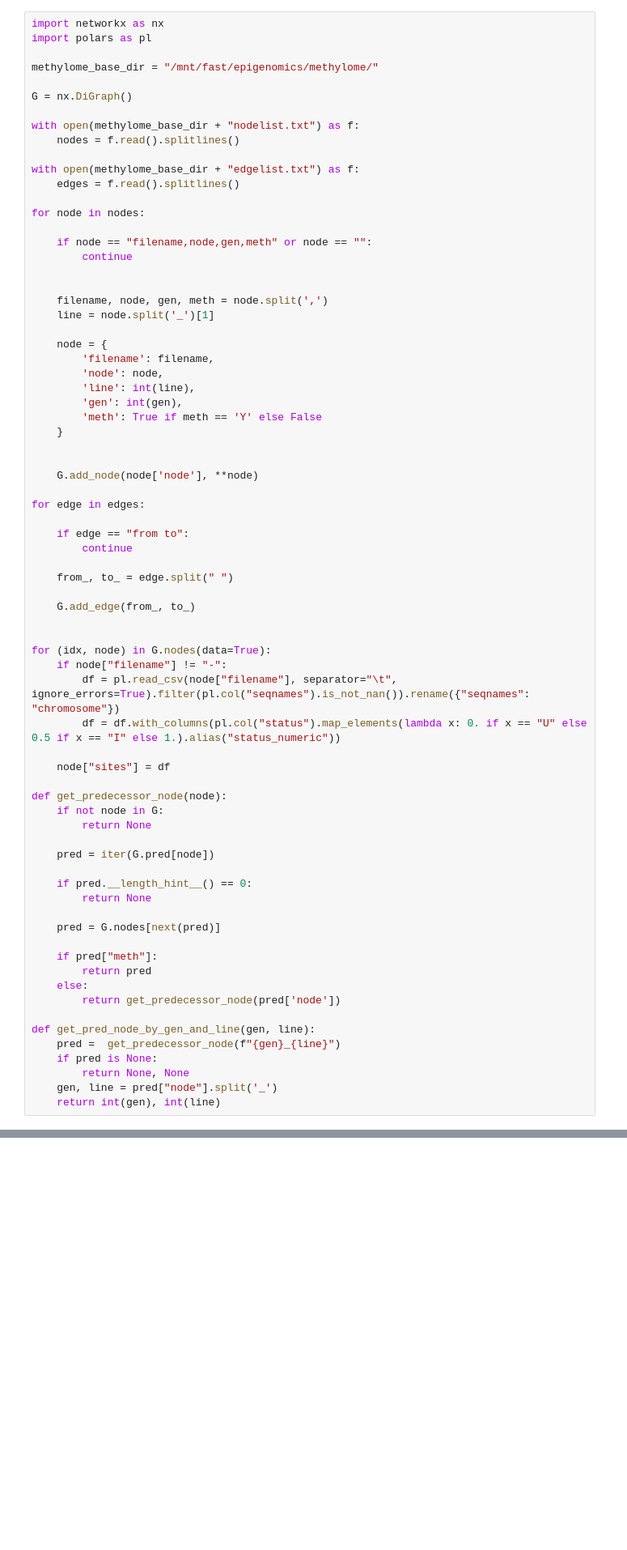
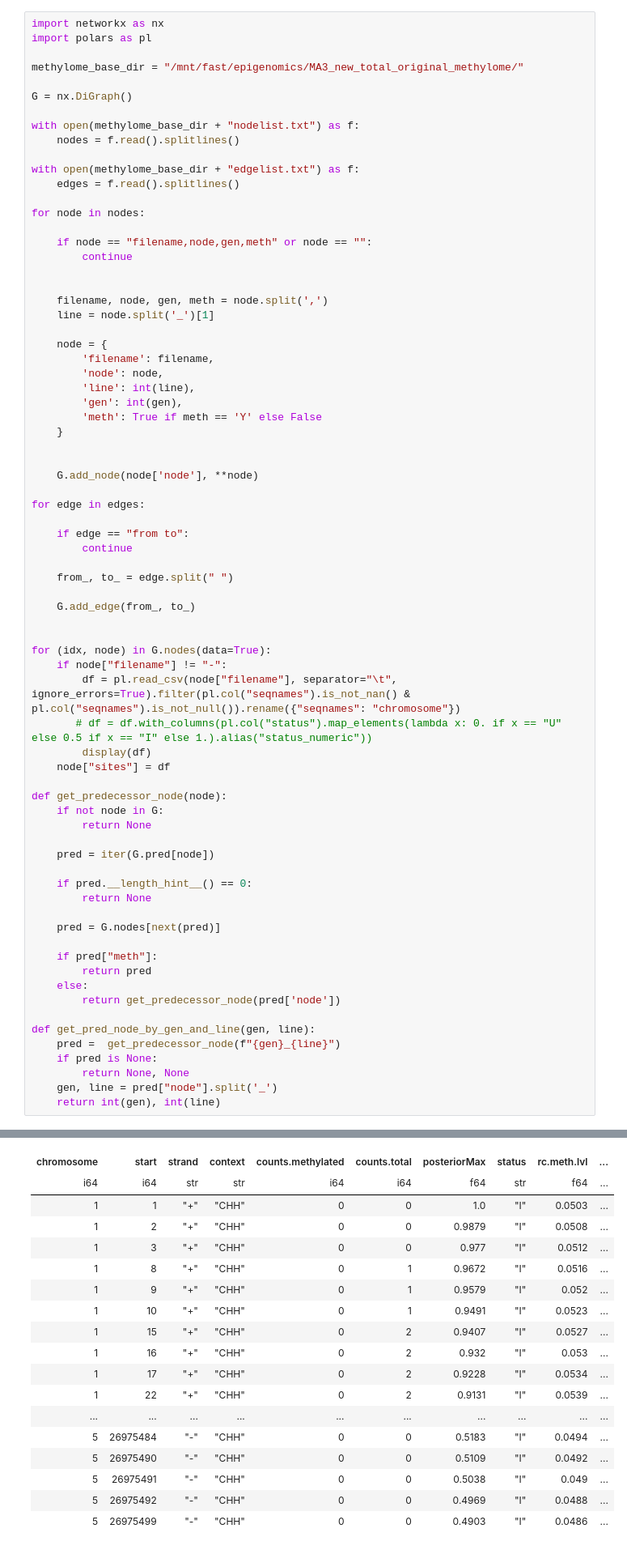
Before and after one commit to constantingoeldel/epimutation_model, a Jupyter notebook: alphabeta_model.ipynb, the cells around one changed output, grey strips where cells are left out. Shown at 81% size. Saved outputs shown, nothing was run; the diff lists cells and outputs as text; blank space fills up the shorter version.

```diff
--- a/alphabeta_model.ipynb
+++ b/alphabeta_model.ipynb
@@ -51,7 +51,7 @@ encode_bases = lambda bases: [encode_dict[base] for base in bases]
 import networkx as nx
 import polars as pl
 
-methylome_base_dir = "/mnt/fast/epigenomics/methylome/"
+methylome_base_dir = "/mnt/fast/epigenomics/MA3_new_total_original_methylome/"
 
 G = nx.DiGraph()
 
@@ -93,9 +93,9 @@ for edge in edges:
 
 for (idx, node) in G.nodes(data=True):
     if node["filename"] != "-":
-        df = pl.read_csv(node["filename"], separator="\t", ignore_errors=True).filter(pl.col("seqnames").is_not_nan()).rename({"seqnames": "chromosome"})
-        df = df.with_columns(pl.col("status").map_elements(lambda x: 0. if x == "U" else 0.5 if x == "I" else 1.).alias("status_numeric"))
-
+        df = pl.read_csv(node["filename"], separator="\t", ignore_errors=True).filter(pl.col("seqnames").is_not_nan() & pl.col("seqnames").is_not_null()).rename({"seqnames": "chromosome"})
+       # df = df.with_columns(pl.col("status").map_elements(lambda x: 0. if x == "U" else 0.5 if x == "I" else 1.).alias("status_numeric"))
+        display(df)
     node["sites"] = df
 
 def get_predecessor_node(node):
@@ -120,3 +120,4 @@ def get_pred_node_by_gen_and_line(gen, line):
         return None, None
     gen, line = pred["node"].split('_')
     return int(gen), int(line)
+# %% [output]
@@ -122,0 +125,18 @@ def get_pred_node_by_gen_and_line(gen, line):
+| chromosome | start | strand | context | counts.methylated | counts.total | posteriorMax | status | rc.meth.lvl | ... |
+| i64 | i64 | str | str | i64 | i64 | f64 | str | f64 | ... |
+| 1 | 1 | "+" | "CHH" | 0 | 0 | 1.0 | "I" | 0.0503 | ... |
+| 1 | 2 | "+" | "CHH" | 0 | 0 | 0.9879 | "I" | 0.0508 | ... |
+| 1 | 3 | "+" | "CHH" | 0 | 0 | 0.977 | "I" | 0.0512 | ... |
+| 1 | 8 | "+" | "CHH" | 0 | 1 | 0.9672 | "I" | 0.0516 | ... |
+| 1 | 9 | "+" | "CHH" | 0 | 1 | 0.9579 | "I" | 0.052 | ... |
+| 1 | 10 | "+" | "CHH" | 0 | 1 | 0.9491 | "I" | 0.0523 | ... |
+| 1 | 15 | "+" | "CHH" | 0 | 2 | 0.9407 | "I" | 0.0527 | ... |
+| 1 | 16 | "+" | "CHH" | 0 | 2 | 0.932 | "I" | 0.053 | ... |
+| 1 | 17 | "+" | "CHH" | 0 | 2 | 0.9228 | "I" | 0.0534 | ... |
+| 1 | 22 | "+" | "CHH" | 0 | 2 | 0.9131 | "I" | 0.0539 | ... |
+| ... | ... | ... | ... | ... | ... | ... | ... | ... | ... |
+| 5 | 26975484 | "-" | "CHH" | 0 | 0 | 0.5183 | "I" | 0.0494 | ... |
+| 5 | 26975490 | "-" | "CHH" | 0 | 0 | 0.5109 | "I" | 0.0492 | ... |
+| 5 | 26975491 | "-" | "CHH" | 0 | 0 | 0.5038 | "I" | 0.049 | ... |
+| 5 | 26975492 | "-" | "CHH" | 0 | 0 | 0.4969 | "I" | 0.0488 | ... |
+| 5 | 26975499 | "-" | "CHH" | 0 | 0 | 0.4903 | "I" | 0.0486 | ... |
```
Also changed, not shown: parts of 1 cell of this notebook, 15 other files.
